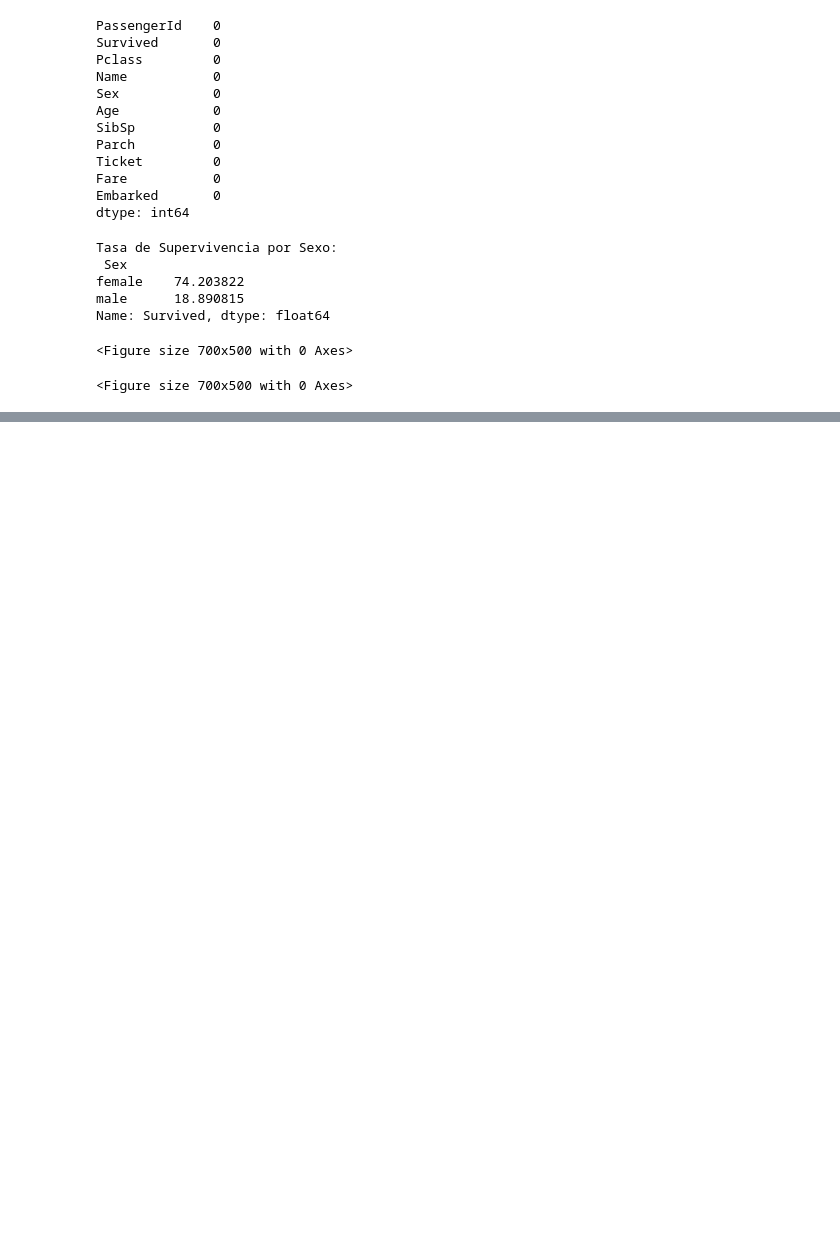
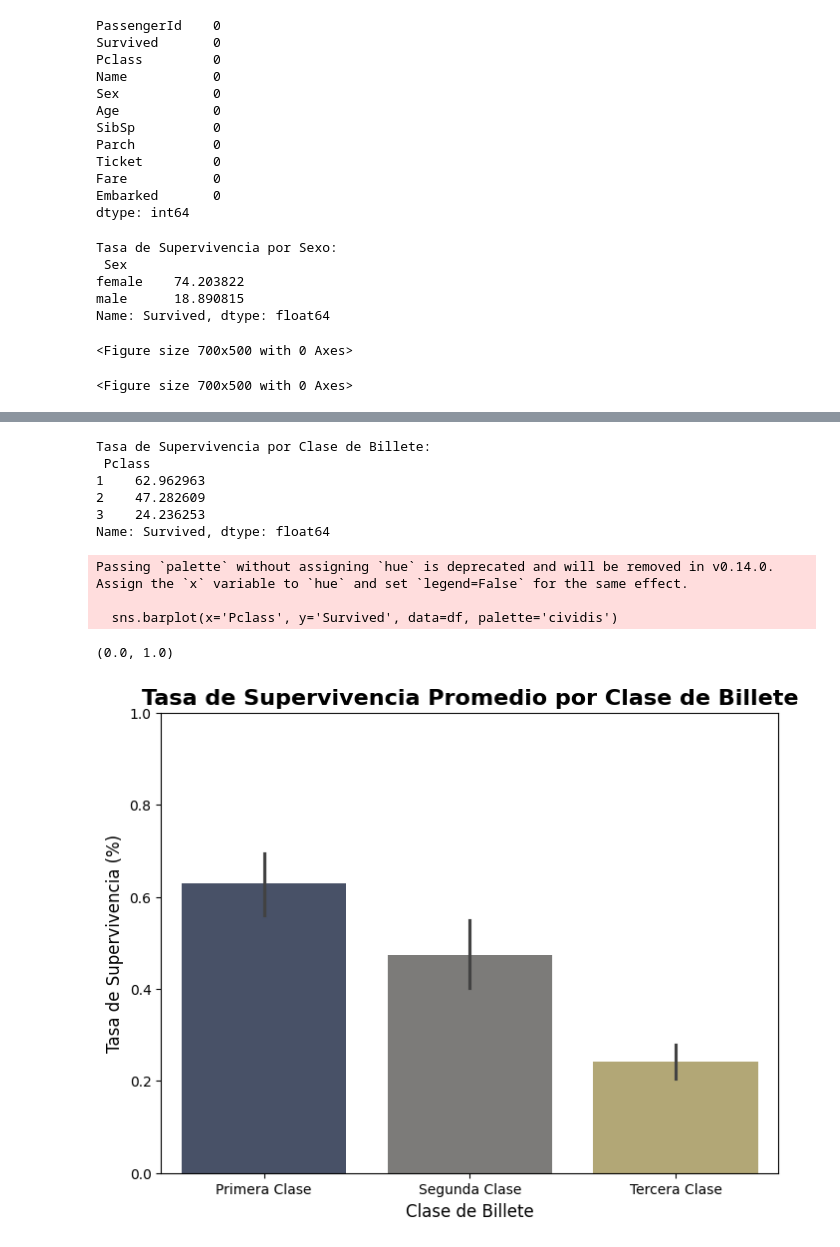
Before and after one commit to Peseck89/claudia.perez.github.io, a Jupyter notebook: Analisis_Supervivencia_Titanic_.ipynb, the cells around one changed output, grey strips where cells are left out. Drawn from its saved outputs; the diff is of its cells as text; code cells hidden in the pictures; blank space fills up the shorter version.

```diff
--- a/Analisis_Supervivencia_Titanic_.ipynb
+++ b/Analisis_Supervivencia_Titanic_.ipynb
@@ -157,0 +158,25 @@ Passing `palette` without assigning `hue` is deprecated and will be removed in v
+# %%
+# --- Análisis de Supervivencia por Clase de Billete (Pclass) ---
+survival_rate_by_pclass = df.groupby('Pclass')['Survived'].mean() * 100
+print("Tasa de Supervivencia por Clase de Billete:\n", survival_rate_by_pclass)
+# %% [output]
+Tasa de Supervivencia por Clase de Billete:
+ Pclass
+1    62.962963
+2    47.282609
+3    24.236253
+Name: Survived, dtype: float64
+# %%
+plt.figure(figsize=(8, 6))
+sns.barplot(x='Pclass', y='Survived', data=df, palette='cividis')
+plt.title('Tasa de Supervivencia Promedio por Clase de Billete', fontsize=16, fontweight='bold')
+plt.xlabel('Clase de Billete', fontsize=12)
+plt.ylabel('Tasa de Supervivencia (%)', fontsize=12)
+plt.xticks(ticks=[0, 1, 2], labels=['Primera Clase', 'Segunda Clase', 'Tercera Clase'])
+plt.ylim(0, 1)
+# %% [output]
+Passing `palette` without assigning `hue` is deprecated and will be removed in v0.14.0. Assign the `x` variable to `hue` and set `legend=False` for the same effect.
+
+  sns.barplot(x='Pclass', y='Survived', data=df, palette='cividis')
+(0.0, 1.0)
+[figure, added]
```
Also changed, not shown: parts of 2 cells of this notebook.
